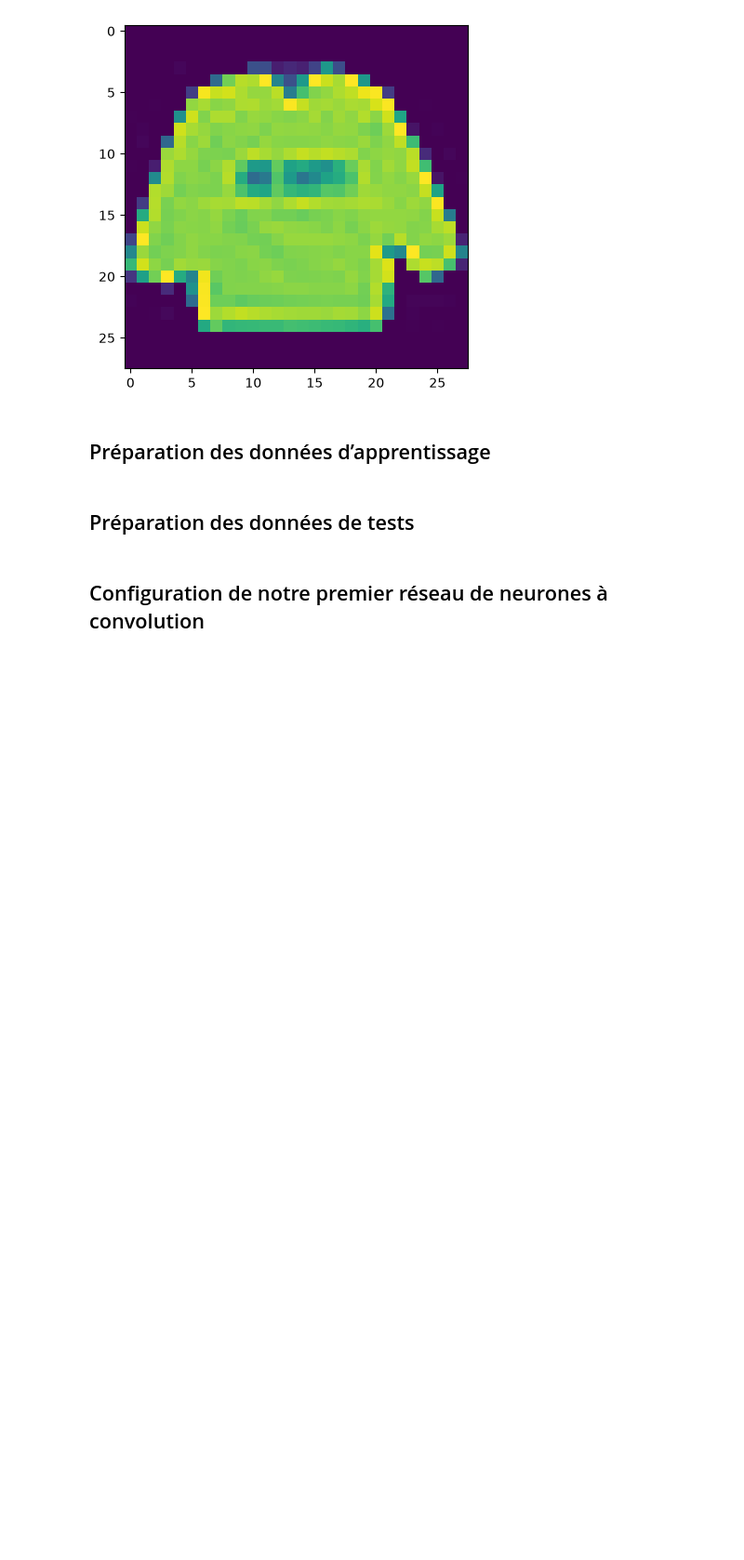
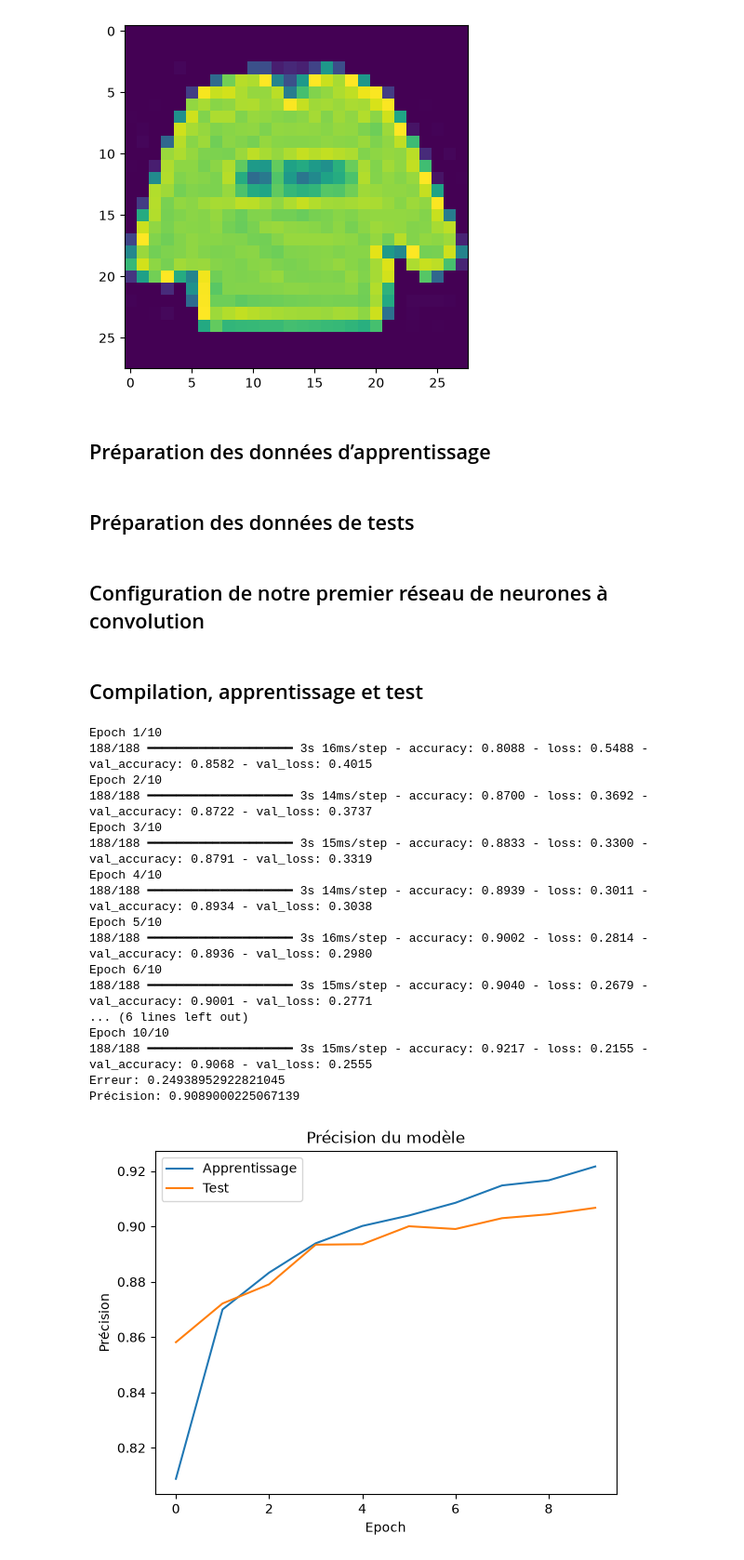
Before and after one commit to Alex9491/420-5G4-ML, a Jupyter notebook: analyse_image/classification.ipynb, the cells around one changed output. Shown at 93% size. Cells and saved outputs as stored; diff of their text form; code cells hidden in the pictures; blank space fills up the shorter version.

Commit message:
[FEAT] Réalisation de l'apprentissage

```diff
--- a/analyse_image/classification.ipynb
+++ b/analyse_image/classification.ipynb
@@ -101,3 +101,56 @@ reseauNeurone1Convolution.add(Dense(128, activation='relu'))
 #7 - Ajout d'un réseau de neurones composé de 10 neurones avec une
 # fonction d'activation de type softmax
 reseauNeurone1Convolution.add(Dense(10, activation='softmax'))
+# %% [markdown]
+## Compilation, apprentissage et test
+# %%
+reseauNeurone1Convolution.compile(loss=keras.losses.categorical_crossentropy,
+                                  optimizer=tf.keras.optimizers.Adam(),
+                                  metrics=['accuracy'])
+
+historique_apprentissage = reseauNeurone1Convolution.fit(
+    X_apprentissage,
+    y_apprentissage,
+    batch_size=256,
+    epochs=10,
+    verbose=1,
+    validation_data=(X_validation, y_validation))
+
+evaluation = reseauNeurone1Convolution.evaluate(X_test, y_test, verbose=0)
+print('Erreur:', evaluation[0])
+print('Précision:', evaluation[1])
+
+plt.plot(historique_apprentissage.history['accuracy'])
+plt.plot(historique_apprentissage.history['val_accuracy'])
+plt.title('Précision du modèle')
+plt.ylabel('Précision')
+plt.xlabel('Epoch')
+plt.legend(['Apprentissage', 'Test'], loc='upper left')
+plt.show()
+# Plot training & validation loss values
+plt.plot(historique_apprentissage.history['loss'])
+plt.plot(historique_apprentissage.history['val_loss'])
+plt.title('Erreur')
+plt.ylabel('Erreur')
+plt.xlabel('Epoch')
+plt.legend(['Apprentissage', 'Test'], loc='upper left')
+plt.show()
+# %% [output]
+Epoch 1/10
+188/188 ━━━━━━━━━━━━━━━━━━━━ 3s 16ms/step - accuracy: 0.8088 - loss: 0.5488 - val_accuracy: 0.8582 - val_loss: 0.4015
+Epoch 2/10
+188/188 ━━━━━━━━━━━━━━━━━━━━ 3s 14ms/step - accuracy: 0.8700 - loss: 0.3692 - val_accuracy: 0.8722 - val_loss: 0.3737
+Epoch 3/10
+188/188 ━━━━━━━━━━━━━━━━━━━━ 3s 15ms/step - accuracy: 0.8833 - loss: 0.3300 - val_accuracy: 0.8791 - val_loss: 0.3319
+Epoch 4/10
+188/188 ━━━━━━━━━━━━━━━━━━━━ 3s 14ms/step - accuracy: 0.8939 - loss: 0.3011 - val_accuracy: 0.8934 - val_loss: 0.3038
+Epoch 5/10
+188/188 ━━━━━━━━━━━━━━━━━━━━ 3s 16ms/step - accuracy: 0.9002 - loss: 0.2814 - val_accuracy: 0.8936 - val_loss: 0.2980
+Epoch 6/10
+188/188 ━━━━━━━━━━━━━━━━━━━━ 3s 15ms/step - accuracy: 0.9040 - loss: 0.2679 - val_accuracy: 0.9001 - val_loss: 0.2771
+... (6 lines left out)
+Epoch 10/10
+188/188 ━━━━━━━━━━━━━━━━━━━━ 3s 15ms/step - accuracy: 0.9217 - loss: 0.2155 - val_accuracy: 0.9068 - val_loss: 0.2555
+Erreur: 0.24938952922821045
+Précision: 0.9089000225067139
+[figure, added]
```
Also changed, not shown: parts of 1 cell of this notebook.
